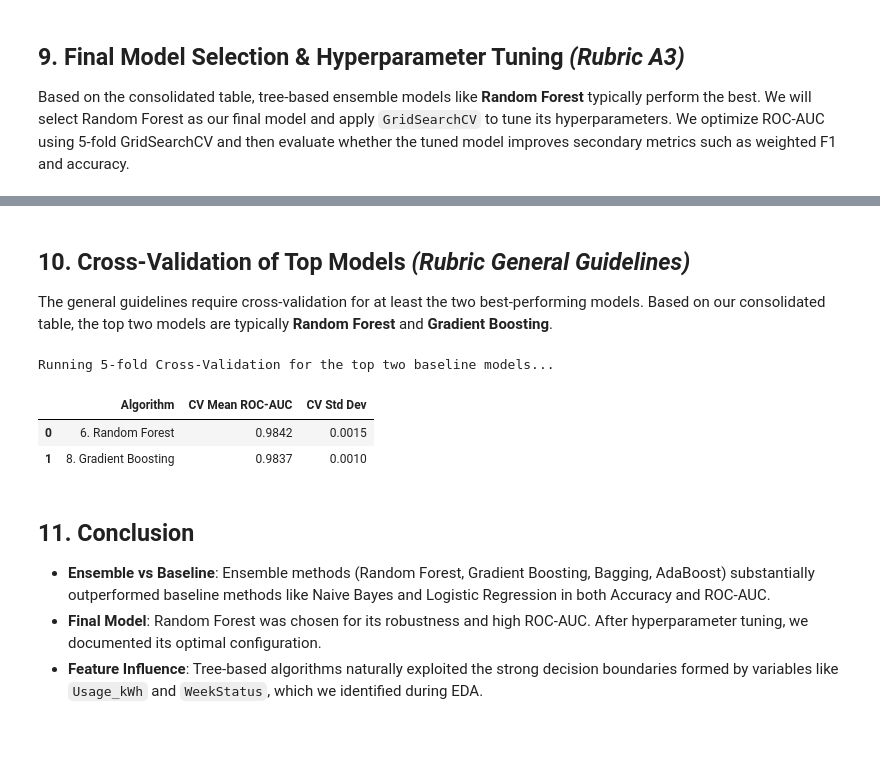
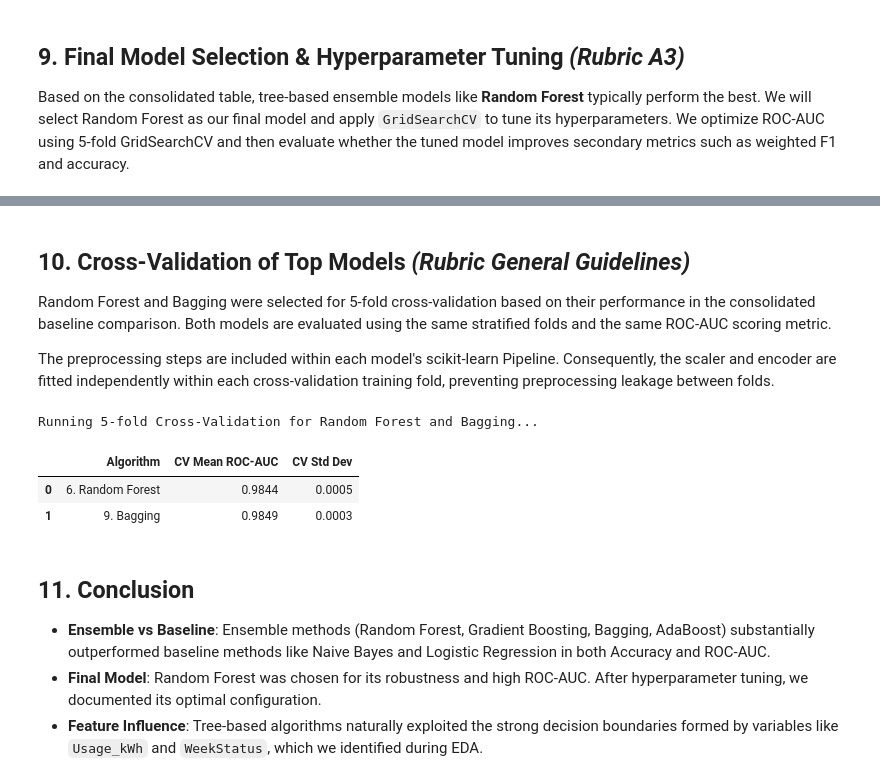
Before and after one commit to TejasviSenka/Machine_Learning_Capstone, a Jupyter notebook: notebooks/classification.ipynb, the cells around one changed output, grey strips where cells are left out. Cells and saved outputs as stored; diff of their text form; code cells hidden in the pictures; blank space fills up the shorter version.

```diff
--- a/notebooks/classification.ipynb
+++ b/notebooks/classification.ipynb
@@ -318,15 +318,16 @@ from sklearn.compose import ColumnTransformer
 from sklearn.preprocessing import OneHotEncoder, StandardScaler, LabelEncoder
 from sklearn.model_selection import train_test_split
 
-# Target Encoding
+# Encode target
 le = LabelEncoder()
 y = le.fit_transform(df['Load_Type'])
 target_mapping = dict(zip(le.classes_, le.transform(le.classes_)))
 print(f"Target Mapping: {target_mapping}")
 
+# Separate features and target
 X = df.drop('Load_Type', axis=1)
 
-# Stratified 80/20 Train-Test Split
+# Stratified 80/20 train-test split
 X_train, X_test, y_train, y_test = train_test_split(
     X, y, test_size=0.2, random_state=RANDOM_STATE, stratify=y
 )
@@ -334,21 +335,22 @@ X_train, X_test, y_train, y_test = train_test_split(
 print(f"\nTrain set: {X_train.shape[0]:,} rows")
 print(f"Test set:  {X_test.shape[0]:,} rows")
 
-# Preprocessing Pipeline (Scaling & Encoding strictly on train set)
+# Define preprocessing; do not fit it here.
 categorical_cols = ['WeekStatus', 'Day_of_week']
 numerical_cols = X_train.select_dtypes(include=[np.number]).columns.tolist()
 
 preprocessor = ColumnTransformer(
     transformers=[
         ('num', StandardScaler(), numerical_cols),
-        ('cat', OneHotEncoder(handle_unknown='ignore', drop='first', sparse_output=False), categorical_cols)
+        ('cat', OneHotEncoder(
+            handle_unknown='ignore',
+            drop='first',
+            sparse_output=False
+        ), categorical_cols)
     ]
 )
 
-X_train_scaled = preprocessor.fit_transform(X_train)
-X_test_scaled = preprocessor.transform(X_test)
-
-print("\nColumnTransformer (StandardScaler + OneHotEncoder) fitted on training data and applied to both splits.")
+print("\nPreprocessing defined. It will be fitted inside each model pipeline.")
 # %% [output]
 Target Mapping: {'Light_Load': np.int64(0), 'Maximum_Load': np.int64(1), 'Medium_Load': np.int64(2)}
 
@@ -568,38 +758,60 @@ Improvement:                        +0.0008
 # %% [markdown]
 ## 10. Cross-Validation of Top Models *(Rubric General Guidelines)*
 
-The general guidelines require cross-validation for at least the two best-performing models. Based on our consolidated table, the top two models are typically **Random Forest** and **Gradient Boosting**.
+Random Forest and Bagging were selected for 5-fold cross-validation based on their
+performance in the consolidated baseline comparison. Both models are evaluated
+using the same stratified folds and the same ROC-AUC scoring metric.
+
+The preprocessing steps are included within each model's scikit-learn Pipeline.
+Consequently, the scaler and encoder are fitted independently within each
+cross-validation training fold, preventing preprocessing leakage between folds.
 # %%
-from sklearn.model_selection import cross_val_score
+from sklearn.model_selection import cross_val_score, StratifiedKFold
 
-print("Running 5-fold Cross-Validation for the top two baseline models...")
+print("Running 5-fold Cross-Validation for Random Forest and Bagging...")
 
-top_models = ['6. Random Forest', '8. Gradient Boosting']
+cv_strategy = StratifiedKFold(
+    n_splits=5, shuffle=True, random_state=RANDOM_STATE
+)
+
+top_models = [
+    '6. Random Forest',
+    '9. Bagging'
+]
+
 cv_results = []
 
 for name in top_models:
     model = models[name]
+
     scores = cross_val_score(
         model,
-        X_train_scaled,
+        X_train,
         y_train,
-        cv=5,
+        cv=cv_strategy,
         scoring='roc_auc_ovr_weighted',
         n_jobs=-1
     )
+
     cv_results.append({
         'Algorithm': name,
         'CV Mean ROC-AUC': scores.mean(),
         'CV Std Dev': scores.std()
     })
 
 cv_df = pd.DataFrame(cv_results)
-display(cv_df.style.format({'CV Mean ROC-AUC': '{:.4f}', 'CV Std Dev': '{:.4f}'}).background_gradient(cmap='Blues'))
+
+display(
+    cv_df.style.format({
+        'CV Mean ROC-AUC': '{:.4f}',
+        'CV Std Dev': '{:.4f}'
+    }).background_gradient(cmap='Blues')
+)
 # %% [output]
-Running 5-fold Cross-Validation for the top two baseline models...
+Running 5-fold Cross-Validation for Random Forest and Bagging...
 |  | Algorithm | CV Mean ROC-AUC | CV Std Dev |
-| 0 | 6. Random Forest | 0.9842 | 0.0015 |
-| 1 | 8. Gradient Boosting | 0.9837 | 0.0010 |
+| 0 | 6. Random Forest | 0.9844 | 0.0005 |
+| 1 | 9. Bagging | 0.9849 | 0.0003 |
 # %% [markdown]
 
 ## 11. Conclusion
```
Also changed, not shown: parts of 5 cells of this notebook.
